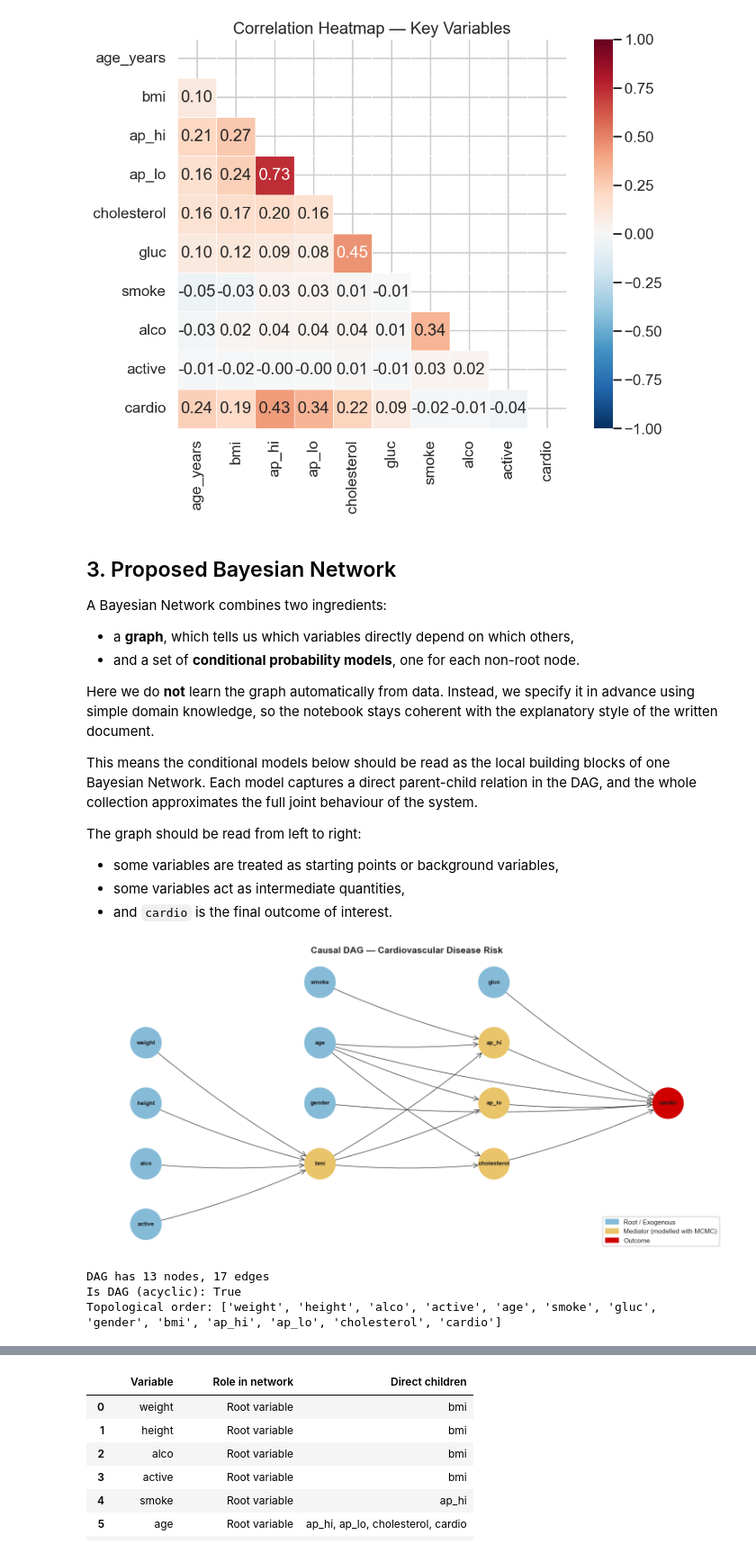
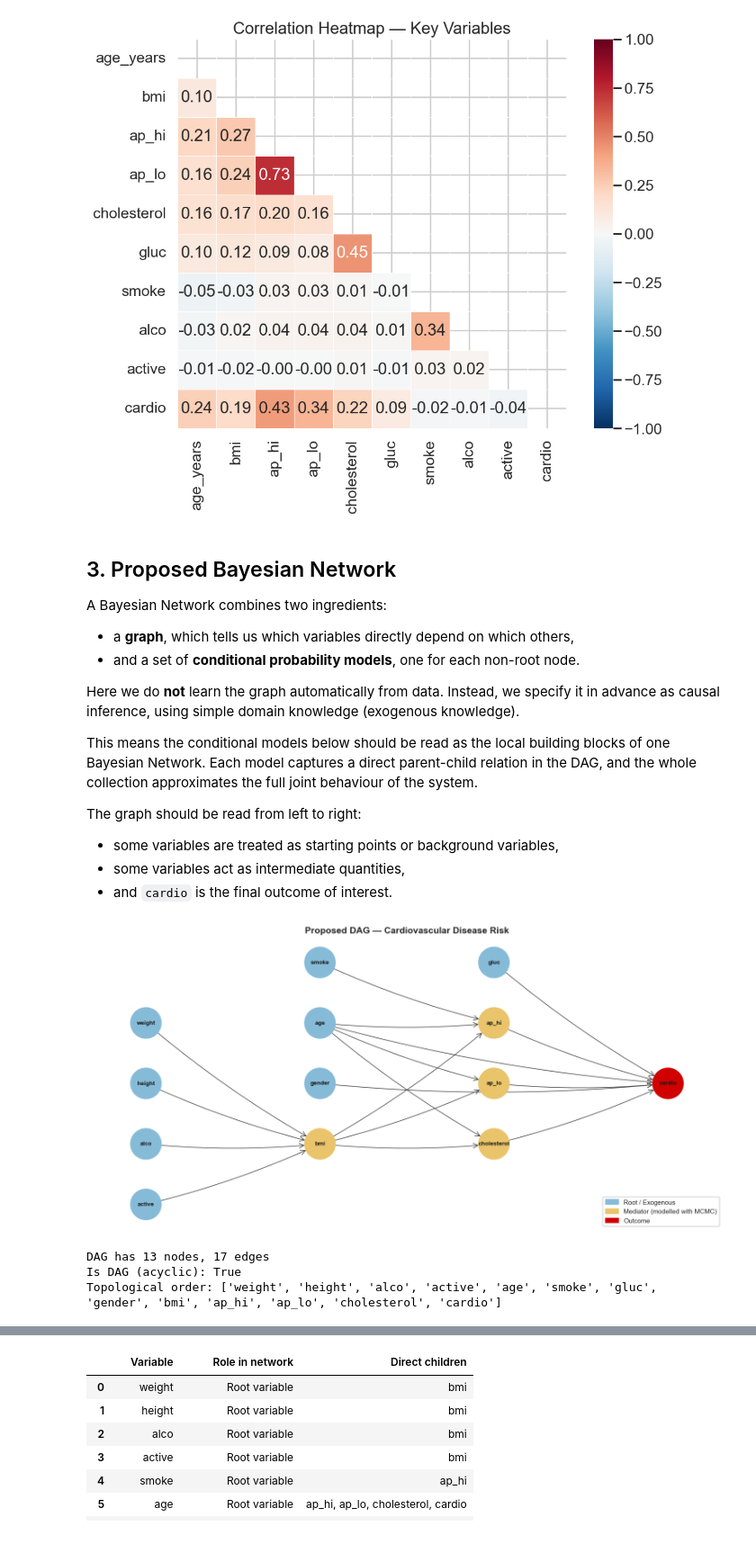
Before and after one commit to EleonoraMazzocca/Bayesian_Networks_Cardiovascular_Diseases, a Jupyter notebook: Bayesian_Network_Cardiovascular_MCMC.ipynb, the cells around one changed output, grey strips where cells are left out. Shown at 90% size. Cells and saved outputs as stored; diff of their text form; code cells hidden in the pictures.

```diff
--- a/Bayesian_Network_Cardiovascular_MCMC.ipynb
+++ b/Bayesian_Network_Cardiovascular_MCMC.ipynb
@@ -442,7 +442,7 @@ A Bayesian Network combines two ingredients:
 - a **graph**, which tells us which variables directly depend on which others,
 - and a set of **conditional probability models**, one for each non-root node.
 
-Here we do **not** learn the graph automatically from data. Instead, we specify it in advance using simple domain knowledge, so the notebook stays coherent with the explanatory style of the written document.
+Here we do **not** learn the graph automatically from data. Instead, we specify it in advance as causal inference, using simple domain knowledge (exogenous knowledge).
 
 This means the conditional models below should be read as the local building blocks of one Bayesian Network. Each model captures a direct parent-child relation in the DAG, and the whole collection approximates the full joint behaviour of the system.
 
@@ -452,7 +452,7 @@ The graph should be read from left to right:
 - some variables act as intermediate quantities,
 - and `cardio` is the final outcome of interest.
 # %%
-# ── Define DAG edges ──
+# Define DAG edges
 DAG_EDGES = [
     # Demographic → BMI
     ("weight",  "bmi"),
@@ -481,7 +481,7 @@ DAG_EDGES = [
 G = nx.DiGraph()
 G.add_edges_from(DAG_EDGES)
 
-# ── Node categories for colouring ──
+# Node categories for colouring
 ROOT_NODES      = {"weight", "height", "alco", "active", "smoke", "age", "gender", "gluc"}
 MEDIATOR_NODES  = {"bmi", "ap_hi", "ap_lo", "cholesterol"}
 OUTCOME_NODES   = {"cardio"}
@@ -495,41 +495,41 @@ for node in G.nodes():
     else:
         color_map.append("#86BBD8")
 
-# ── Layout ──
+# Layout
 pos = {
     "weight": (0, 3), "height": (0, 2), "alco": (0, 1), "active": (0, 0),
     "smoke":  (2, 4), "age":    (2, 3), "gender": (2, 2), "gluc": (4, 4),
     "bmi":    (2, 1),
     "ap_hi":  (4, 3), "ap_lo":  (4, 2), "cholesterol": (4, 1),
     "cardio": (6, 2),
 }
 
 fig, ax = plt.subplots(figsize=(14, 7))
 nx.draw_networkx(
     G, pos=pos, ax=ax,
     node_color=color_map, node_size=2200,
     font_size=9, font_weight="bold",
     edge_color="#444444", arrows=True,
     arrowsize=18, arrowstyle="->",
     connectionstyle="arc3,rad=0.05",
 )
 
 legend_handles = [
     mpatches.Patch(color="#86BBD8", label="Root / Exogenous"),
     mpatches.Patch(color="#E9C46A", label="Mediator (modelled with MCMC)"),
     mpatches.Patch(color="#D00000", label="Outcome"),
 ]
 ax.legend(handles=legend_handles, loc="lower right", fontsize=10)
-ax.set_title("Causal DAG — Cardiovascular Disease Risk", fontsize=14, fontweight="bold")
+ax.set_title("Proposed DAG — Cardiovascular Disease Risk", fontsize=14, fontweight="bold")
 ax.axis("off")
 plt.tight_layout()
 plt.show()
 
 print(f"DAG has {G.number_of_nodes()} nodes, {G.number_of_edges()} edges")
 print(f"Is DAG (acyclic): {nx.is_directed_acyclic_graph(G)}")
 print(f"Topological order: {list(nx.topological_sort(G))}")
 # %% [output]
-[figure, old version]
+[figure, new version]
 DAG has 13 nodes, 17 edges
 Is DAG (acyclic): True
 Topological order: ['weight', 'height', 'alco', 'active', 'age', 'smoke', 'gluc', 'gender', 'bmi', 'ap_hi', 'ap_lo', 'cholesterol', 'cardio']
```
Also changed, not shown: parts of 32 cells of this notebook, 3 other files.
